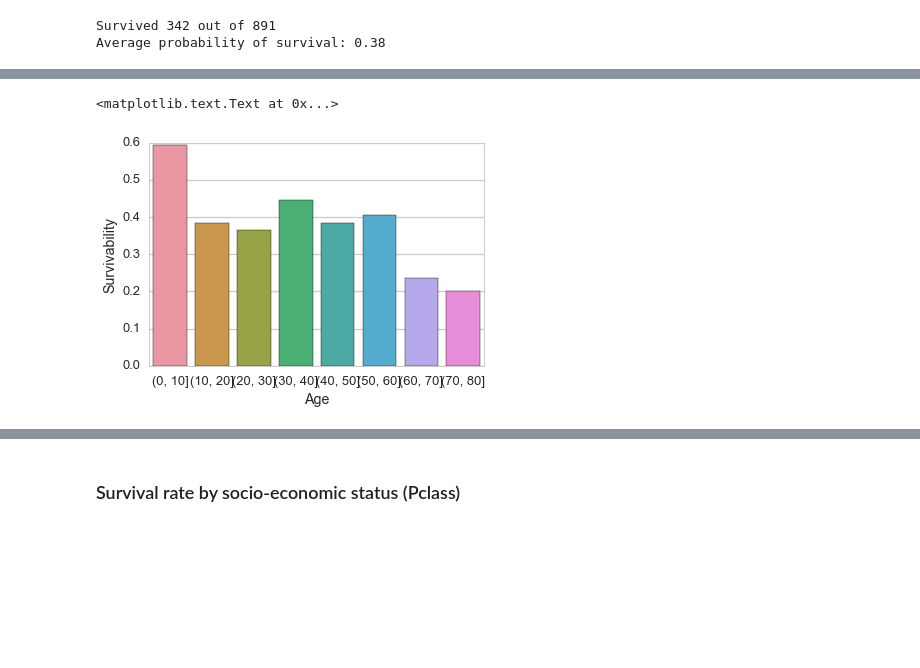
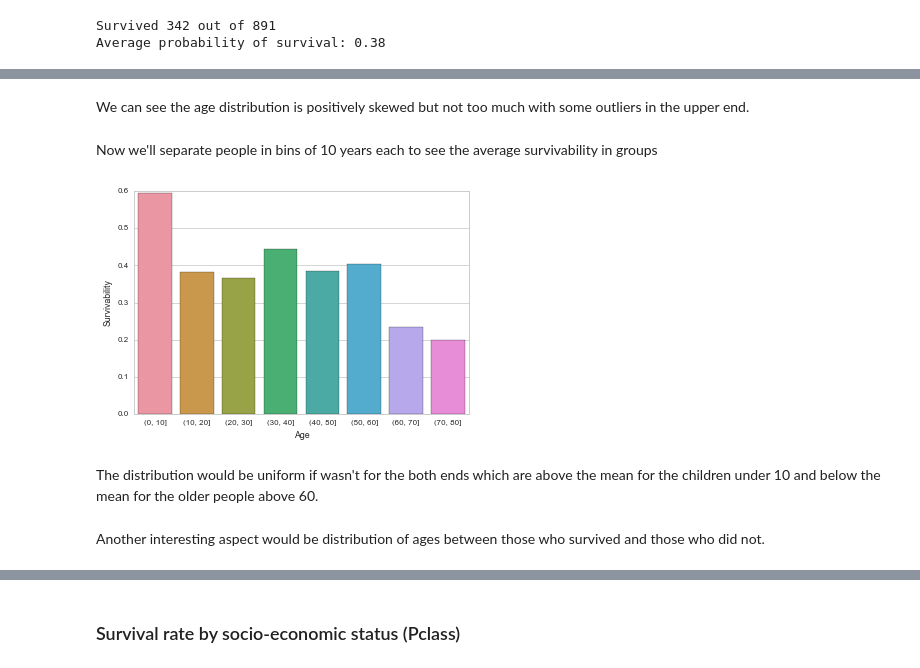
Before and after one commit to anenkov/dand-da-titanic, a Jupyter notebook: DA Research.ipynb, the cells around one changed output, grey strips where cells are left out. Drawn from its saved outputs; the diff is of its cells as text; code cells hidden in the pictures; blank space fills up the shorter version.

```diff
--- a/DA Research.ipynb
+++ b/DA Research.ipynb
@@ -14,11 +14,10 @@ from scipy.stats import ttest_ind
 # %%
 # Set seaborn plots
-sns.set(style="whitegrid", context="talk")
+sns.set(style="whitegrid", context="paper")
 sns.set_context(rc={"figure.figsize": (8, 4)})
 
 # load the data
 passengers_df = pd.read_csv("titanic_data.csv")
-
 passengers_df.head(3)
 # %% [output]
 |  | PassengerId | Survived | Pclass | Name | Sex | Age | SibSp | Parch | Ticket | Fare | ... |
@@ -65,0 +55,8 @@ non_survivors = passengers_df[passengers_df["Survived"] == 0]
+# %%
+# Function used to visualize barplots for Survivability
+def visualize_surv_barplot(df):
+    ax = sns.barplot(data=df)
+    ax.set_ylabel("Survivability")
+
+def visualize_surv_violin(df):
+    sns.violinplot(x='Survived', y='Age', data=df, cut=0)
@@ -66,16 +79,18 @@ non_survivors = passengers_df[passengers_df["Survived"] == 0]
+# %% [markdown]
+We can see the age distribution is positively skewed but not too much with some outliers in the upper end.
+# %% [markdown]
+Now we'll separate people in bins of 10 years each to see the average survivability in groups
 # %%
-%matplotlib inline
-# take all the passengers with 'Age' cleaning the NaN values
-df_with_ages = passengers_df[pd.notnull(passengers_df['Age'])]
-
 # group them by 10 years
 group_by_age = df_with_ages.groupby(
     pd.cut(df_with_ages['Age'], np.arange(0, 90, 10), include_lowest=False)
 )
 
 # Visualize age groups survivability
-ax = sns.barplot(data=pd.DataFrame(group_by_age['Survived'].mean()).T)
-ax.set_ylabel("Survivability")
+visualize_surv_barplot(pd.DataFrame(group_by_age['Survived'].mean()).T)
 # %% [output]
-<matplotlib.text.Text at 0x...>
-[figure, old version]
+[figure, new version]
+# %% [markdown]
+The distribution would be uniform if wasn't for the both ends which are above the mean for the children under 10 and below the mean for the older people above 60.
+# %% [markdown]
+Another interesting aspect would be distribution of ages between those who survived and those who did not.
```
Also changed, not shown: parts of 48 cells of this notebook.
